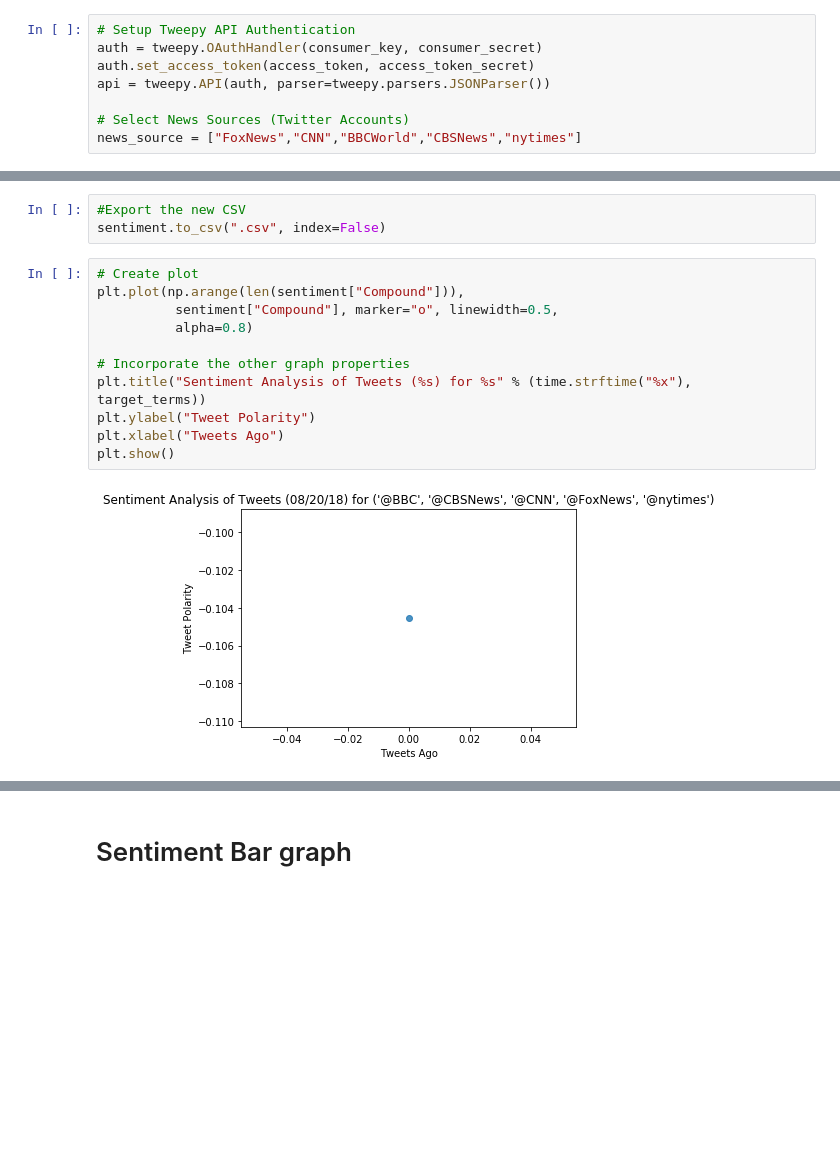
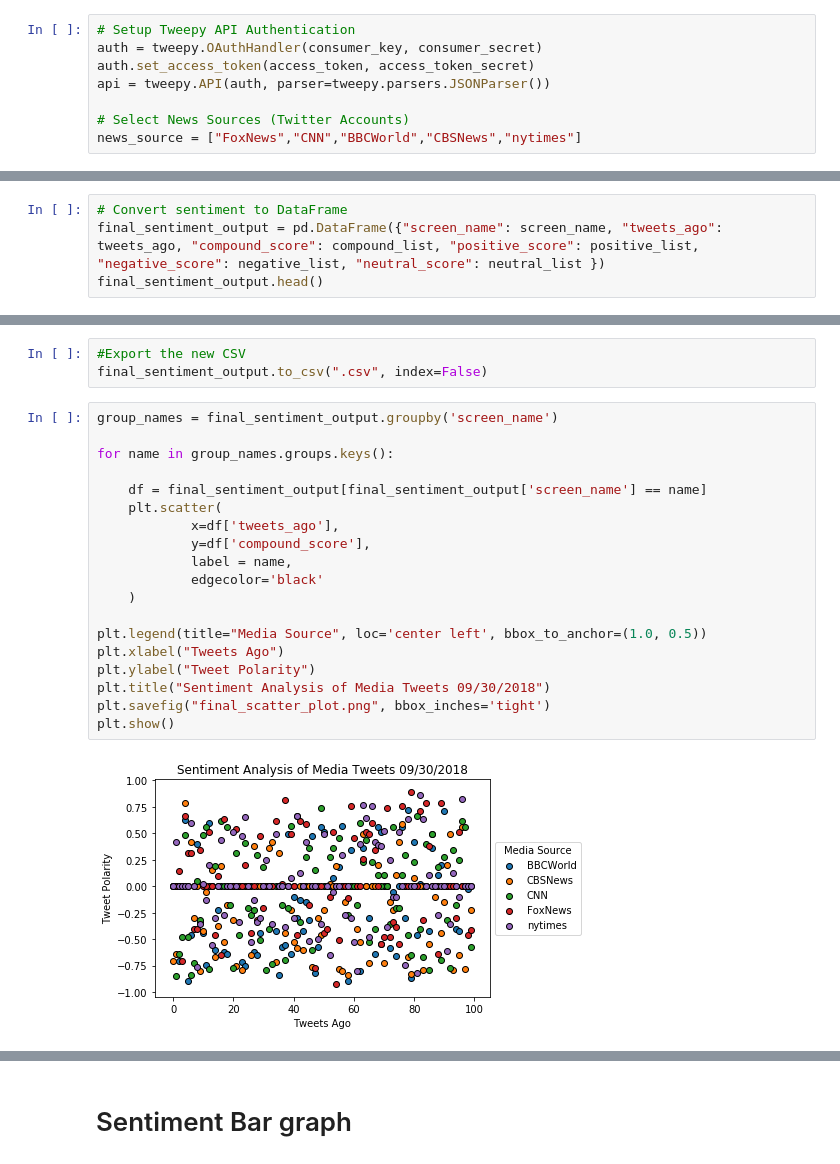
Before and after one commit to luker0bert/python-challenge2, a Jupyter notebook: Social_Analytics/NewsMood.ipynb, the cells around one changed output, grey strips where cells are left out. Saved outputs shown, nothing was run; the diff lists cells and outputs as text; blank space fills up the shorter version.

```diff
--- a/Social_Analytics/NewsMood.ipynb
+++ b/Social_Analytics/NewsMood.ipynb
@@ -143,0 +100,4 @@ ValueError: If using all scalar values, you must pass an index
+# %%
+# Convert sentiment to DataFrame
+final_sentiment_output = pd.DataFrame({"screen_name": screen_name, "tweets_ago": tweets_ago, "compound_score": compound_list, "positive_score": positive_list, "negative_score": negative_list, "neutral_score": neutral_list })
+final_sentiment_output.head()
@@ -144,16 +111,24 @@ ValueError: If using all scalar values, you must pass an index
 # %%
 #Export the new CSV
-sentiment.to_csv(".csv", index=False)
+final_sentiment_output.to_csv(".csv", index=False)
-# %%
-# Create plot
-plt.plot(np.arange(len(sentiment["Compound"])),
-          sentiment["Compound"], marker="o", linewidth=0.5,
-          alpha=0.8)
-
-# Incorporate the other graph properties
-plt.title("Sentiment Analysis of Tweets (%s) for %s" % (time.strftime("%x"), target_terms))
-plt.ylabel("Tweet Polarity")
-plt.xlabel("Tweets Ago")
-plt.show()
-# %% [output]
-[figure, removed]
+# %%
+group_names = final_sentiment_output.groupby('screen_name')
+
+for name in group_names.groups.keys():
+
+    df = final_sentiment_output[final_sentiment_output['screen_name'] == name]
+    plt.scatter(
+            x=df['tweets_ago'],
+            y=df['compound_score'],
+            label = name,
+            edgecolor='black'
+    )
+
+plt.legend(title="Media Source", loc='center left', bbox_to_anchor=(1.0, 0.5))
+plt.xlabel("Tweets Ago")
+plt.ylabel("Tweet Polarity")
+plt.title("Sentiment Analysis of Media Tweets 09/30/2018")
+plt.savefig("final_scatter_plot.png", bbox_inches='tight')
+plt.show()
+# %% [output]
+[figure, added]
```
Also changed, not shown: parts of 9 cells of this notebook, 3 other files.
